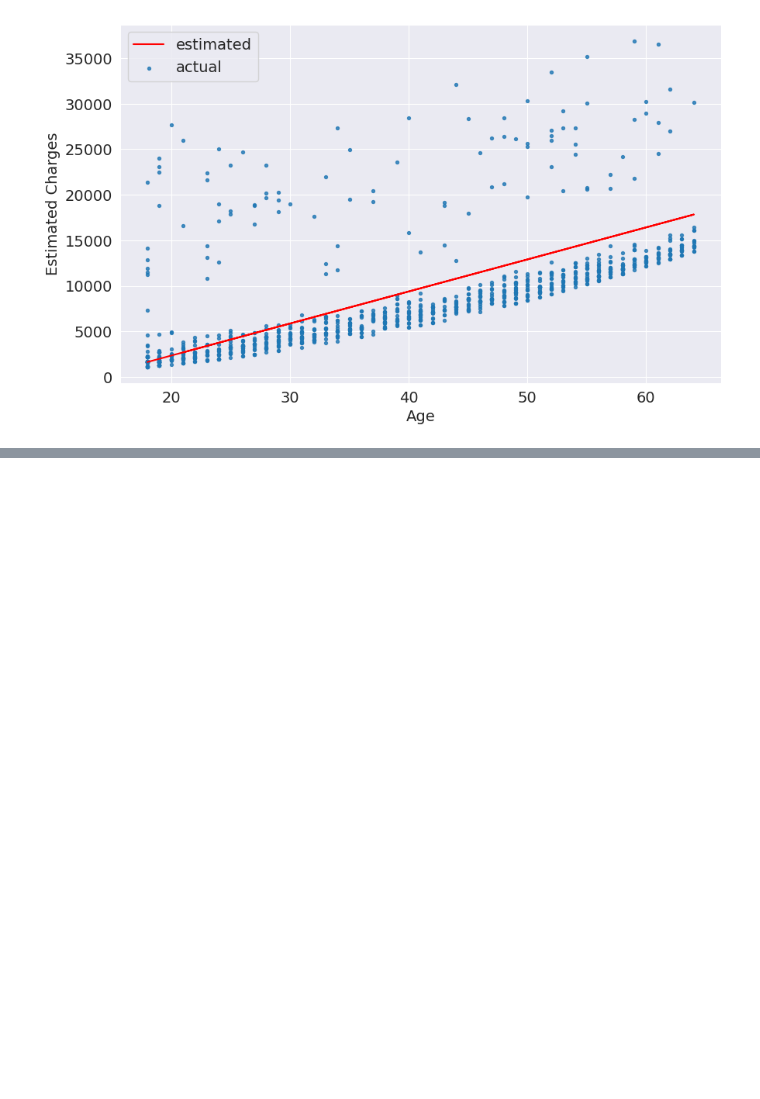
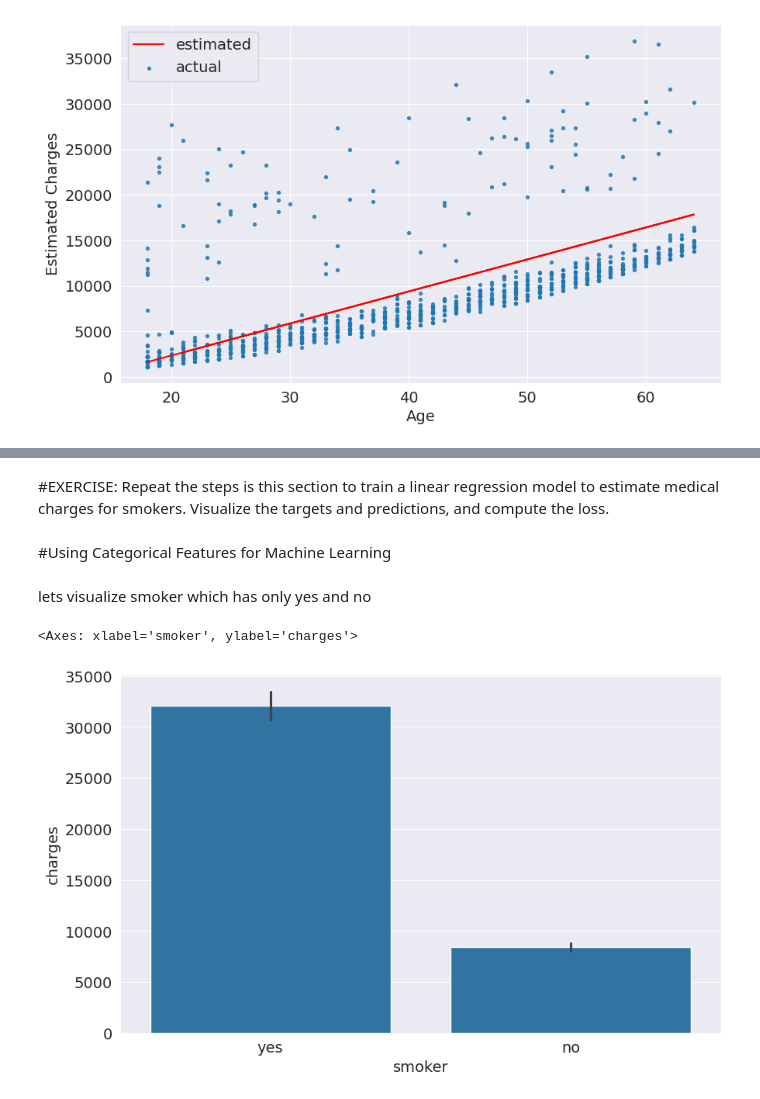
Before and after one commit to 404saugat404/sklearn, a Jupyter notebook: Linear Regression and Gradient Descent/scikitlearn1.ipynb, the cells around one changed output, grey strips where cells are left out. Saved outputs shown, nothing was run; the diff lists cells and outputs as text; code cells hidden in the pictures; blank space fills up the shorter version.

```diff
--- a/Linear Regression and Gradient Descent/scikitlearn1.ipynb
+++ b/Linear Regression and Gradient Descent/scikitlearn1.ipynb
@@ -551,0 +625,11 @@ update(model_1.coef_,model_1.intercept_)
+# %% [markdown]
+#EXERCISE: Repeat the steps is this section to train a linear regression model to estimate medical charges for smokers. Visualize the targets and predictions, and compute the loss.
+# %% [markdown]
+#Using Categorical Features for Machine Learning
+# %% [markdown]
+lets visualize smoker which has only yes and no
+# %%
+sns.barplot(medical_df,x="smoker",y="charges")
+# %% [output]
+<Axes: xlabel='smoker', ylabel='charges'>
+[figure, added]
```
Also changed, not shown: parts of 36 cells of this notebook.
